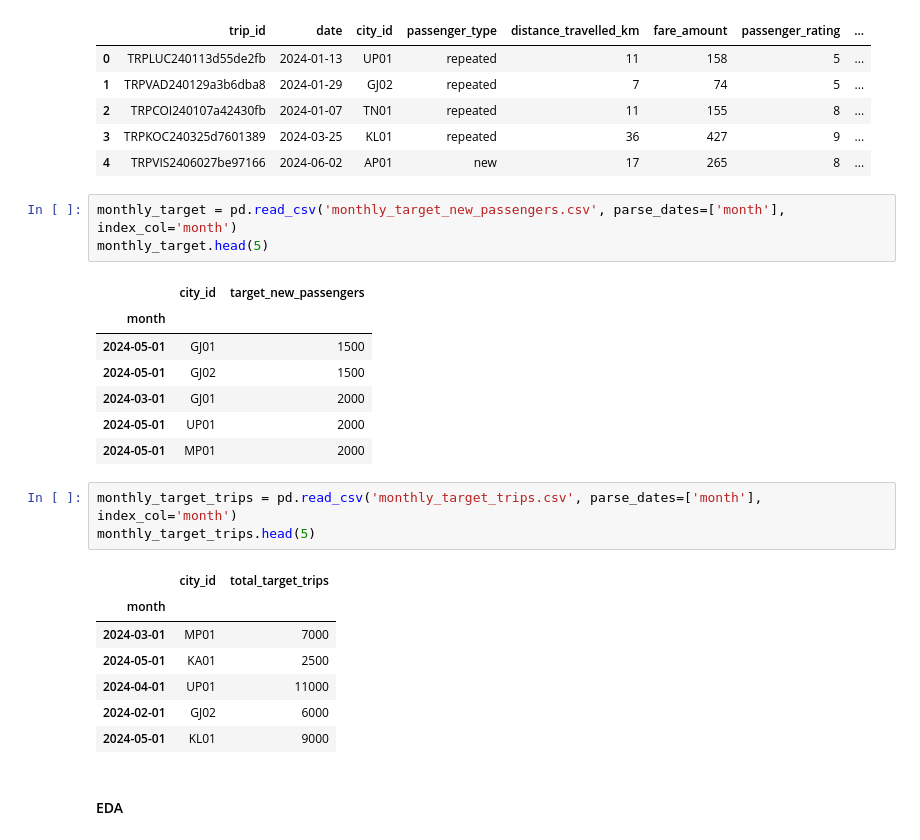
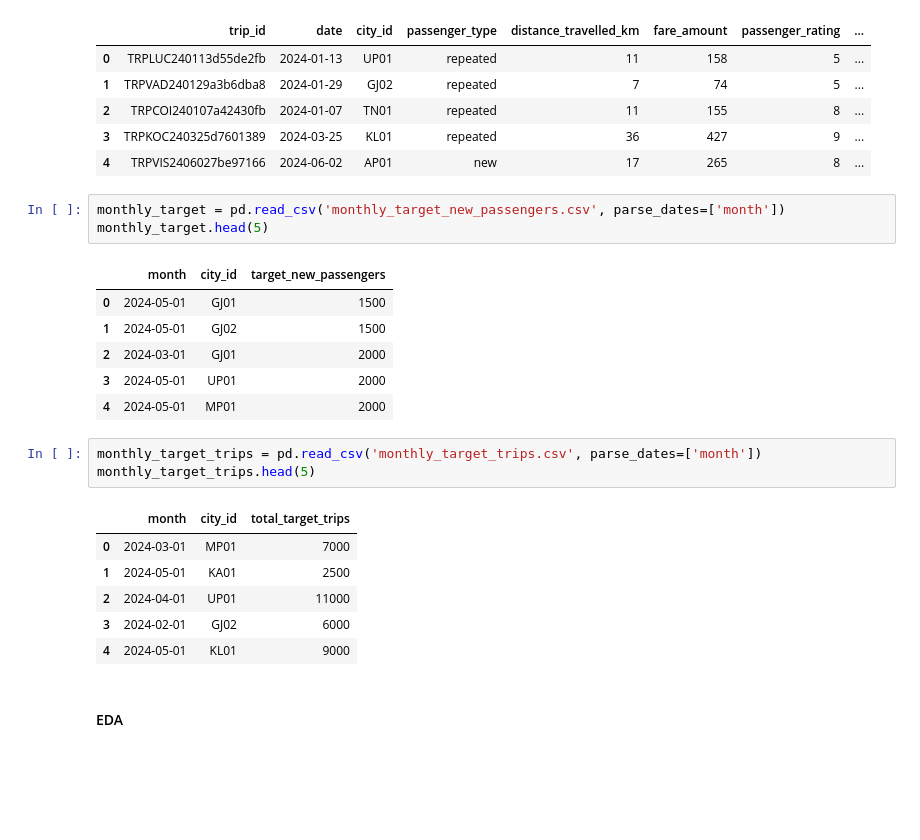
Before and after one commit to Shandeep-Raula/GoodCabs--Provide-Insights-to-Chief-Operations-in-Transportation-Domain, a Jupyter notebook: EDA.ipynb, the cells around one changed output. Cells and saved outputs as stored; diff of their text form; blank space fills up the shorter version.

```diff
--- a/EDA.ipynb
+++ b/EDA.ipynb
@@ -90,27 +90,25 @@ fact_trips.head(5)
 | 3 | TRPKOC240325d7601389 | 2024-03-25 | KL01 | repeated | 36 | 427 | 9 | ... |
 | 4 | TRPVIS2406027be97166 | 2024-06-02 | AP01 | new | 17 | 265 | 8 | ... |
 # %%
-monthly_target = pd.read_csv('monthly_target_new_passengers.csv', parse_dates=['month'], index_col='month')
+monthly_target = pd.read_csv('monthly_target_new_passengers.csv', parse_dates=['month'])
 monthly_target.head(5)
 # %% [output]
-|  | city_id | target_new_passengers |
-| month |  |  |
-| 2024-05-01 | GJ01 | 1500 |
-| 2024-05-01 | GJ02 | 1500 |
-| 2024-03-01 | GJ01 | 2000 |
-| 2024-05-01 | UP01 | 2000 |
-| 2024-05-01 | MP01 | 2000 |
+|  | month | city_id | target_new_passengers |
+| 0 | 2024-05-01 | GJ01 | 1500 |
+| 1 | 2024-05-01 | GJ02 | 1500 |
+| 2 | 2024-03-01 | GJ01 | 2000 |
+| 3 | 2024-05-01 | UP01 | 2000 |
+| 4 | 2024-05-01 | MP01 | 2000 |
 # %%
-monthly_target_trips = pd.read_csv('monthly_target_trips.csv', parse_dates=['month'], index_col='month')
+monthly_target_trips = pd.read_csv('monthly_target_trips.csv', parse_dates=['month'])
 monthly_target_trips.head(5)
 # %% [output]
-|  | city_id | total_target_trips |
-| month |  |  |
-| 2024-03-01 | MP01 | 7000 |
-| 2024-05-01 | KA01 | 2500 |
-| 2024-04-01 | UP01 | 11000 |
-| 2024-02-01 | GJ02 | 6000 |
-| 2024-05-01 | KL01 | 9000 |
+|  | month | city_id | total_target_trips |
+| 0 | 2024-03-01 | MP01 | 7000 |
+| 1 | 2024-05-01 | KA01 | 2500 |
+| 2 | 2024-04-01 | UP01 | 11000 |
+| 3 | 2024-02-01 | GJ02 | 6000 |
+| 4 | 2024-05-01 | KL01 | 9000 |
 # %% [markdown]
 #### EDA
 # %%
```
Also changed, not shown: parts of 10 cells of this notebook.
